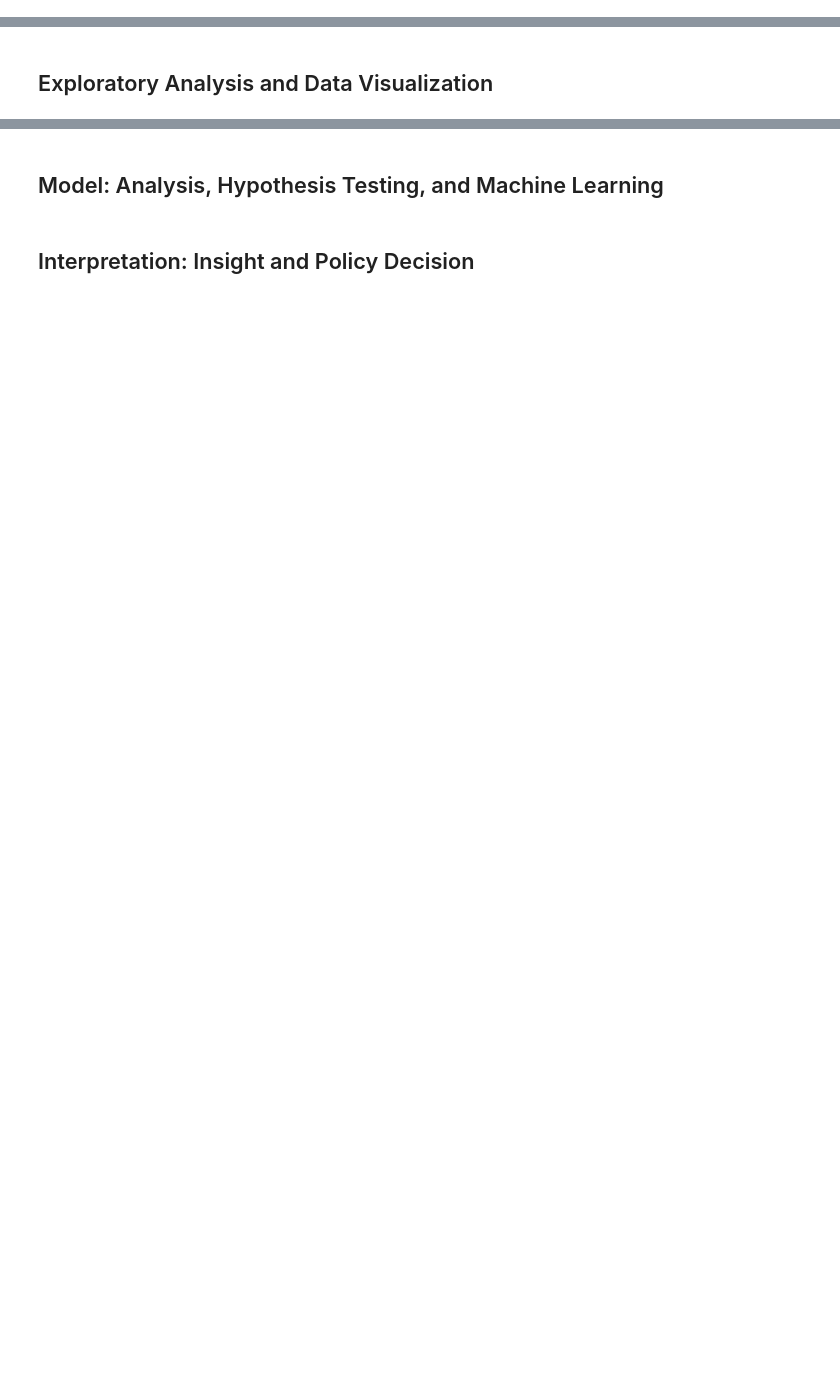
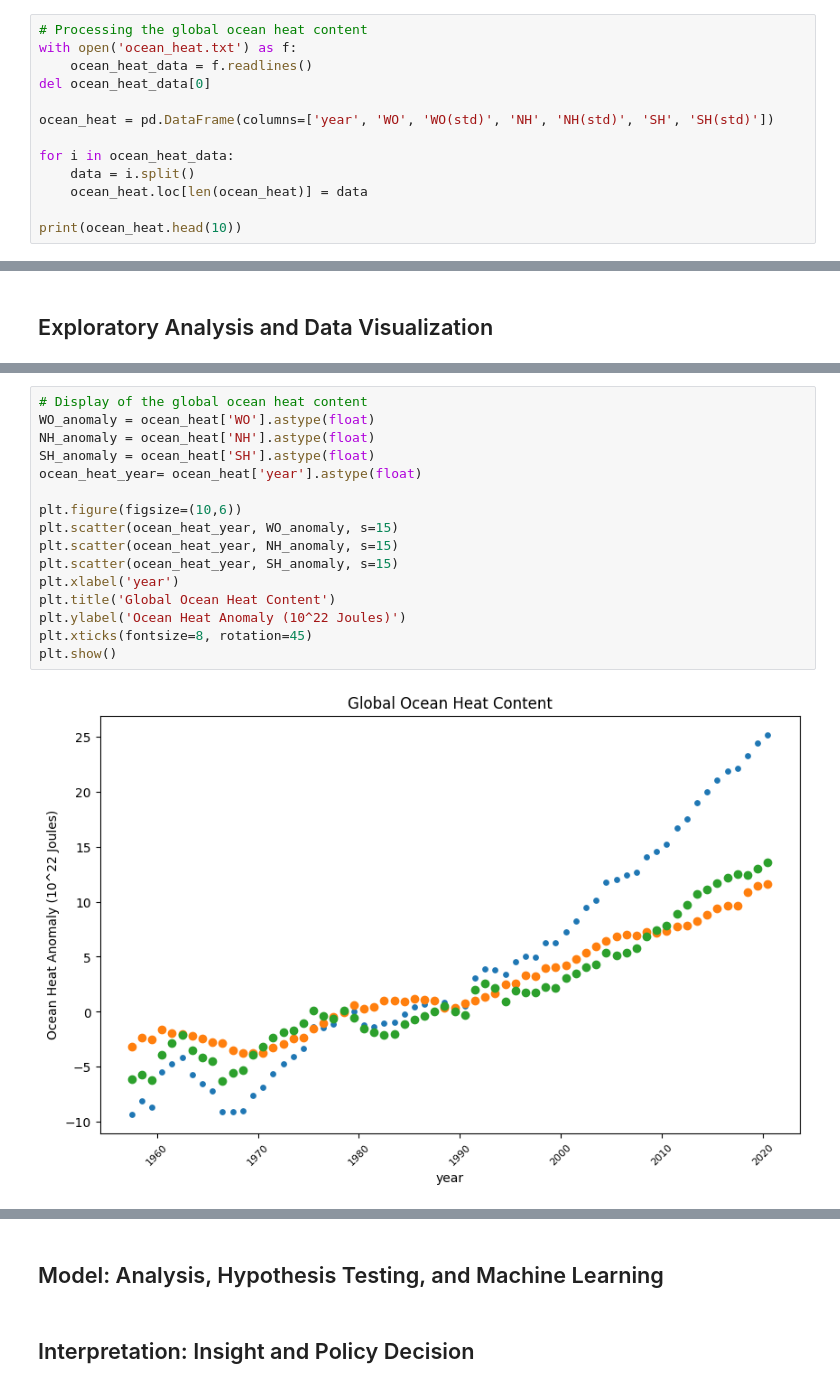
Before and after one commit to tpettwa1/tpettwa1.github.io, a Jupyter notebook: Final Tutorial.ipynb, the cells around one changed output, grey strips where cells are left out. Cells and saved outputs as stored; diff of their text form; blank space fills up the shorter version.

```diff
--- a/Final Tutorial.ipynb
+++ b/Final Tutorial.ipynb
@@ -67,0 +78,13 @@ print(monthly_co2.head(20))
+# %%
+# Processing the global ocean heat content
+with open('ocean_heat.txt') as f:
+    ocean_heat_data = f.readlines()
+del ocean_heat_data[0]
+
+ocean_heat = pd.DataFrame(columns=['year', 'WO', 'WO(std)', 'NH', 'NH(std)', 'SH', 'SH(std)'])
+
+for i in ocean_heat_data:
+    data = i.split()
+    ocean_heat.loc[len(ocean_heat)] = data
+
+print(ocean_heat.head(10))
@@ -69,0 +171,18 @@ print(monthly_co2.head(20))
+# %%
+# Display of the global ocean heat content
+WO_anomaly = ocean_heat['WO'].astype(float)
+NH_anomaly = ocean_heat['NH'].astype(float)
+SH_anomaly = ocean_heat['SH'].astype(float)
+ocean_heat_year= ocean_heat['year'].astype(float)
+
+plt.figure(figsize=(10,6))
+plt.scatter(ocean_heat_year, WO_anomaly, s=15)
+plt.scatter(ocean_heat_year, NH_anomaly, s=15)
+plt.scatter(ocean_heat_year, SH_anomaly, s=15)
+plt.xlabel('year')
+plt.title('Global Ocean Heat Content')
+plt.ylabel('Ocean Heat Anomaly (10^22 Joules)')
+plt.xticks(fontsize=8, rotation=45)
+plt.show()
+# %% [output]
+[figure, added]
```
Also changed, not shown: parts of 14 cells of this notebook, 5 other files.
